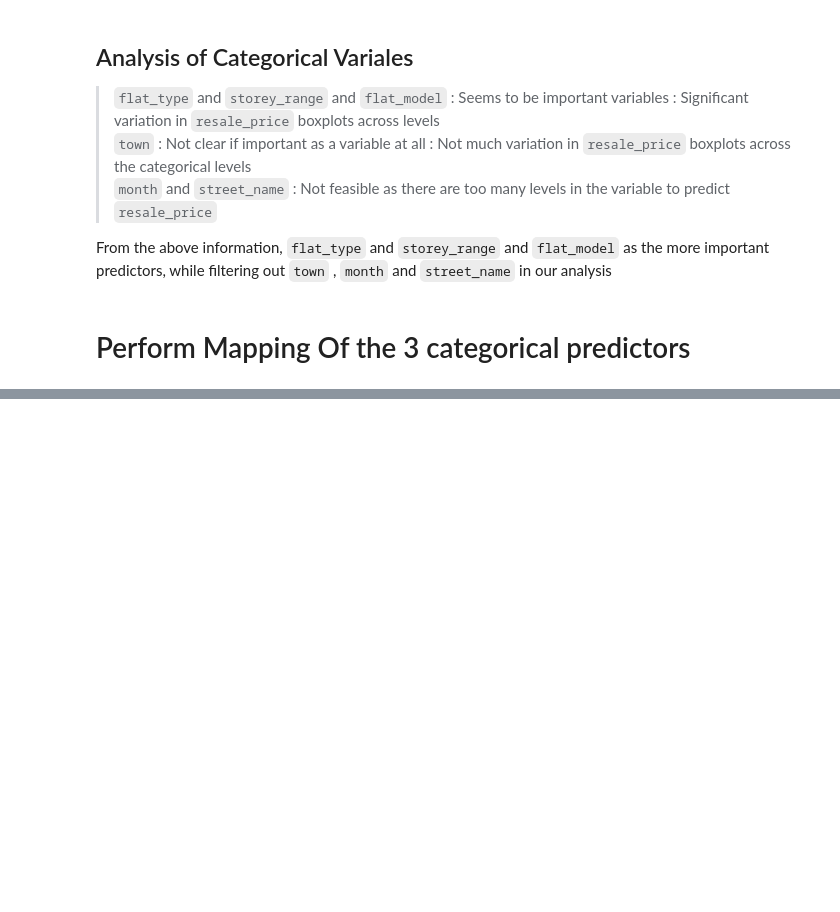
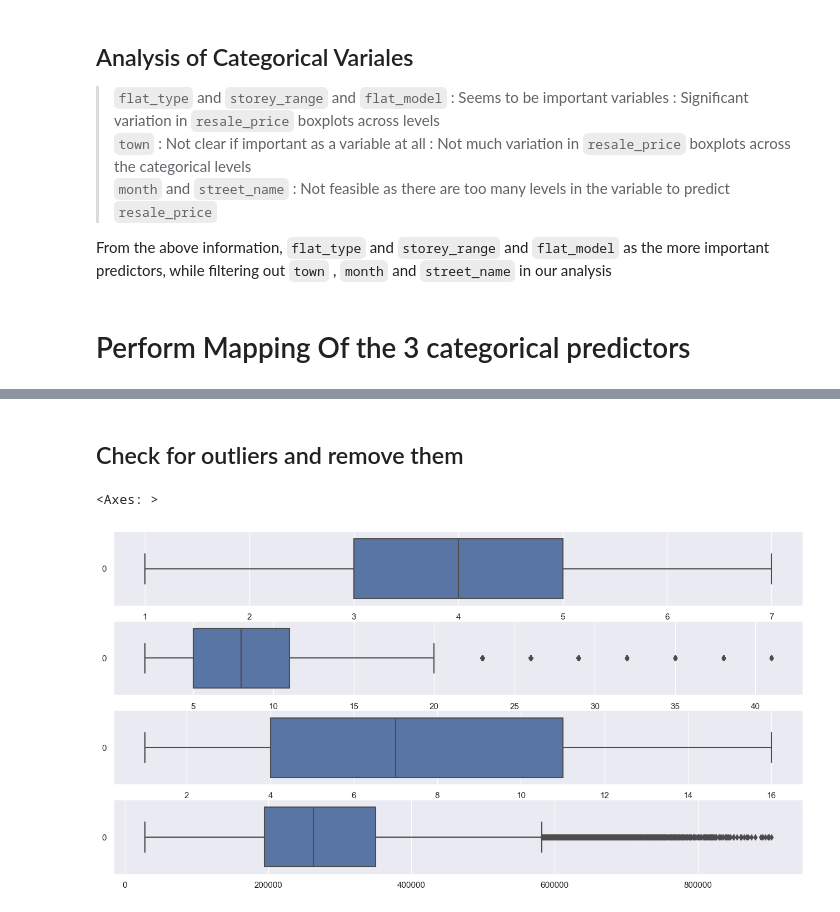
Before and after one commit to shunpingong/SC1015-Project, a Jupyter notebook: Data Preparation.ipynb, the cells around one changed output, grey strips where cells are left out. Cells and saved outputs as stored; diff of their text form; code cells hidden in the pictures; blank space fills up the shorter version.

```diff
--- a/Data Preparation.ipynb
+++ b/Data Preparation.ipynb
@@ -246,0 +382,16 @@ newCatData.head()
+# %% [markdown]
+## Check for outliers and remove them
+# %%
+CatDataCleaned = CatData[['flat_type_num', 'Story_range_num', 'flat_model_num','resale_price']].copy()
+# Make a clean "copy" and not just a slice of the dataset
+# %%
+# Draw the boxplots
+f, axes = plt.subplots(4, 1, figsize=(16, 8))
+
+sb.boxplot(data = CatDataCleaned["flat_type_num"], orient = "h", ax = axes[0])
+sb.boxplot(data = CatDataCleaned["Story_range_num"], orient = "h", ax = axes[1])
+sb.boxplot(data = CatDataCleaned["flat_model_num"], orient = "h", ax = axes[2])
+sb.boxplot(data = CatDataCleaned["resale_price"], orient = "h", ax = axes[3])
+# %% [output]
+<Axes: >
+[figure, added]
```
Also changed, not shown: parts of 21 cells of this notebook.
